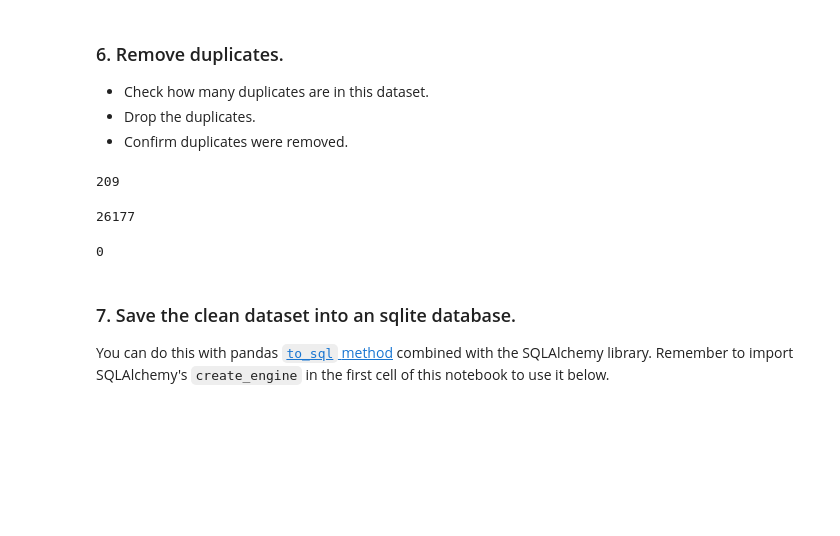
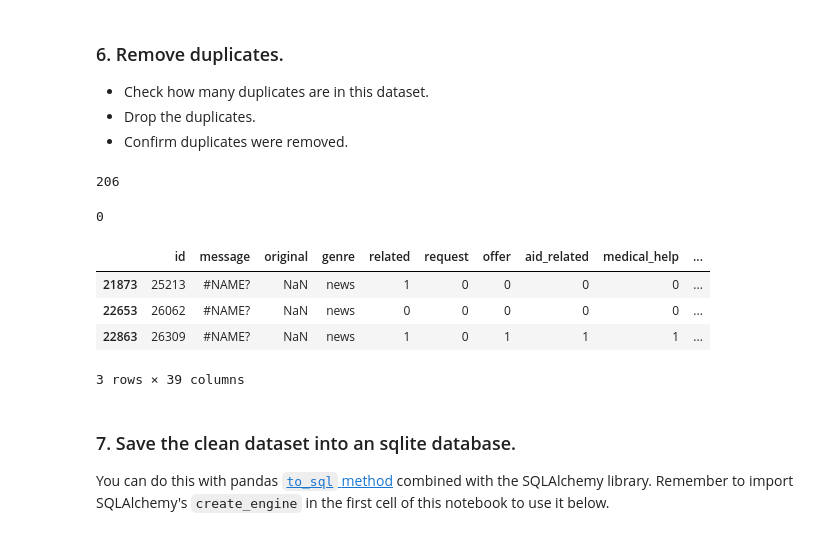
Before and after one commit to netxph/f8-disaster, a Jupyter notebook: notebooks/01 - ETL Pipeline Preparation.ipynb, the cells around one changed output. Drawn from its saved outputs; the diff is of its cells as text; code cells hidden in the pictures; blank space fills up the shorter version.

```diff
--- a/notebooks/01 - ETL Pipeline Preparation.ipynb
+++ b/notebooks/01 - ETL Pipeline Preparation.ipynb
@@ -124,10 +125,11 @@ categories.head()
 # %%
 for column in categories:
     # set each value to be the last character of the string
-    categories[column] = categories[column].apply(lambda col: col[-1])
+    categories[column] = categories[column].apply(lambda col: col[-1]).apply(lambda col: "0" if col == "0" else "1")
 
     # convert column from string to numeric
     categories[column] = pd.to_numeric(categories[column])
+
 categories.head()
 # %% [output]
 |  | related | request | offer | aid_related | medical_help | medical_products | search_and_rescue | security | ... |
@@ -137,6 +139,10 @@ categories.head()
 | 3 | 1 | 1 | 0 | 1 | 0 | 1 | 0 | 0 | ... |
 | 4 | 1 | 0 | 0 | 0 | 0 | 0 | 0 | 0 | ... |
 5 rows × 36 columns
+# %%
+one_unique_cols = categories.loc[:, categories.nunique() == 1].columns.to_list()
+# %%
+categories = categories.drop(columns=one_unique_cols)
 # %% [markdown]
 ### 5. Replace `categories` column in `df` with new category columns.
 - Drop the categories column from the df dataframe since it is no longer needed.
@@ -174,20 +180,23 @@ len(df)
 - Check how many duplicates are in this dataset.
 - Drop the duplicates.
 - Confirm duplicates were removed.
+# %%
+df.duplicated(subset=["id"]).sum()
+# %% [output]
+206
+# %%
+# drop duplicates
+df = df.drop_duplicates(subset=["id"])
 # %%
 # check number of duplicates
-df.duplicated(subset=["message"]).sum()
+df.duplicated(subset=["id"]).sum()
 # %% [output]
-209
+0
 # %%
-# drop duplicates
-df = df.drop_duplicates(subset=["message"])
+df[df.duplicated(subset=["message"])]
+# %% [output]
+|  | id | message | original | genre | related | request | offer | aid_related | medical_help | ... |
+| 21873 | 25213 | #NAME? | NaN | news | 1 | 0 | 0 | 0 | 0 | ... |
+| 22653 | 26062 | #NAME? | NaN | news | 0 | 0 | 0 | 0 | 0 | ... |
+| 22863 | 26309 | #NAME? | NaN | news | 1 | 0 | 1 | 1 | 1 | ... |
+3 rows × 39 columns
-# %%
-# check number of duplicates
-len(df)
-# %% [output]
-26177
-# %%
-df.message.duplicated().sum()
-# %% [output]
-0
```
Also changed, not shown: parts of 4 cells of this notebook.
